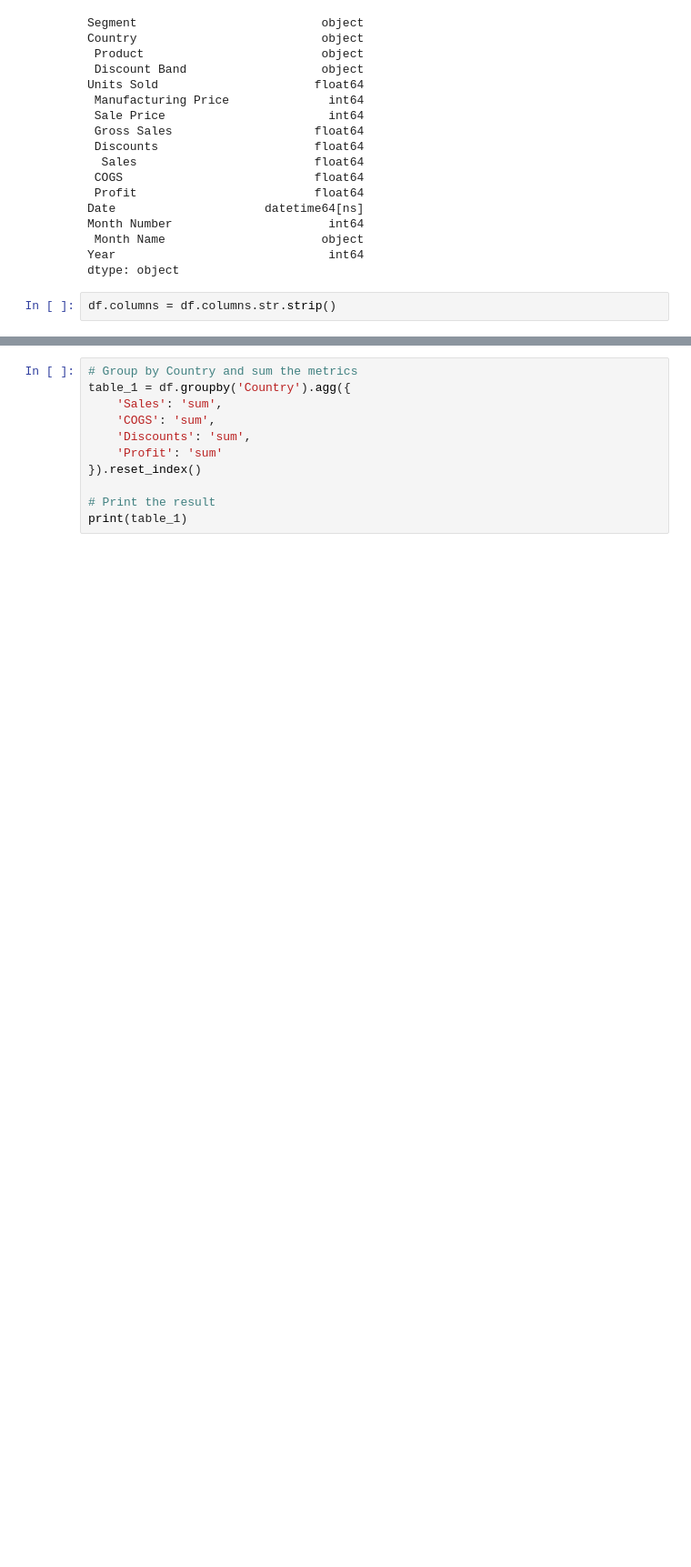
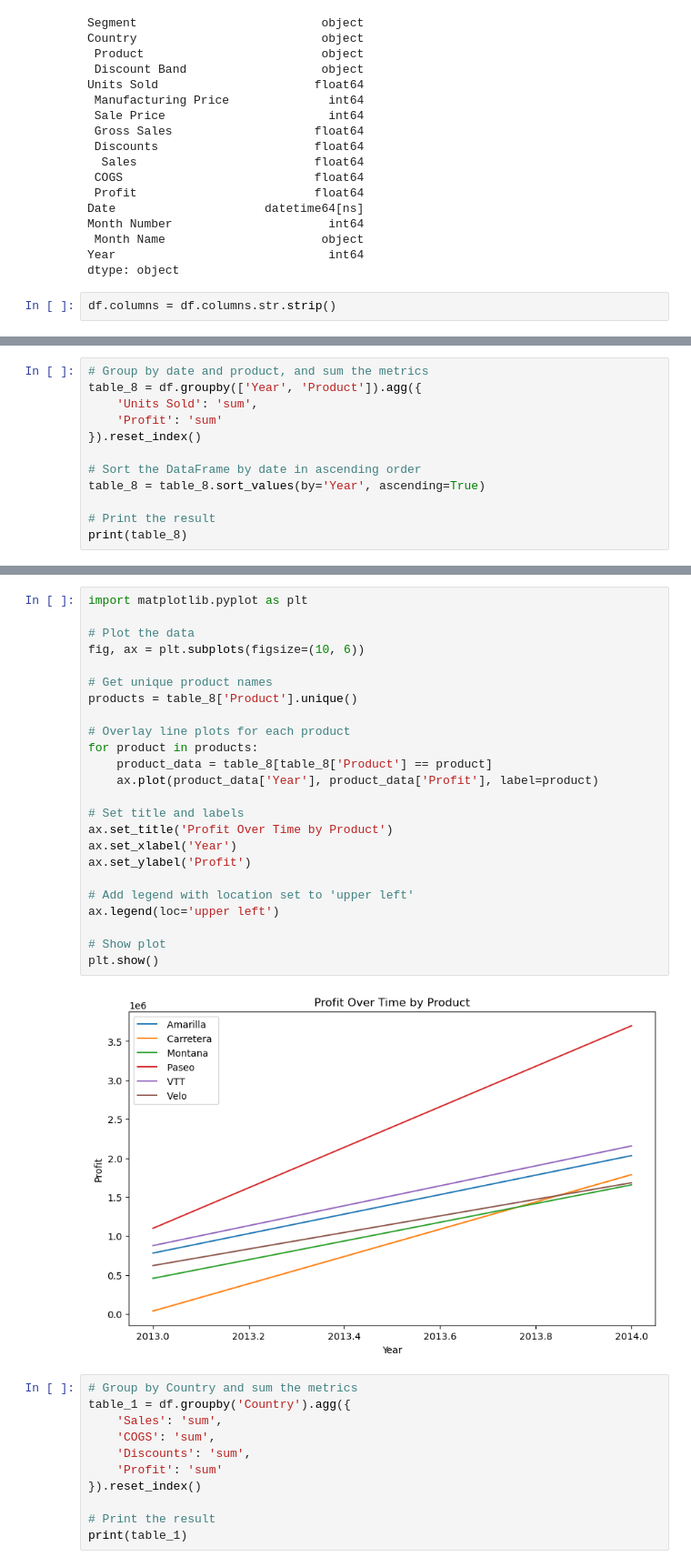
Before and after one commit to AbisolaOlakanmi/Group7.BDAT1004.FinalAssignment, a Jupyter notebook: financialReport.ipynb, the cells around one changed output, grey strips where cells are left out. Shown at 91% size. Drawn from its saved outputs; the diff is of its cells as text; blank space fills up the shorter version.

```diff
--- a/financialReport.ipynb
+++ b/financialReport.ipynb
@@ -64,0 +219,12 @@ df.columns = df.columns.str.strip()
+# %%
+# Group by date and product, and sum the metrics
+table_8 = df.groupby(['Year', 'Product']).agg({
+    'Units Sold': 'sum',
+    'Profit': 'sum'
+}).reset_index()
+
+# Sort the DataFrame by date in ascending order
+table_8 = table_8.sort_values(by='Year', ascending=True)
+
+# Print the result
+print(table_8)
@@ -65,3 +245,29 @@ df.columns = df.columns.str.strip()
+# %%
+import matplotlib.pyplot as plt
+
+# Plot the data
+fig, ax = plt.subplots(figsize=(10, 6))
+
+# Get unique product names
+products = table_8['Product'].unique()
+
+# Overlay line plots for each product
+for product in products:
+    product_data = table_8[table_8['Product'] == product]
+    ax.plot(product_data['Year'], product_data['Profit'], label=product)
+
+# Set title and labels
+ax.set_title('Profit Over Time by Product')
+ax.set_xlabel('Year')
+ax.set_ylabel('Profit')
+
+# Add legend with location set to 'upper left'
+ax.legend(loc='upper left')
+
+# Show plot
+plt.show()
+# %% [output]
+[figure, added]
 # %%
 # Group by Country and sum the metrics
 table_1 = df.groupby('Country').agg({
```
Also changed, not shown: parts of 23 cells of this notebook.
